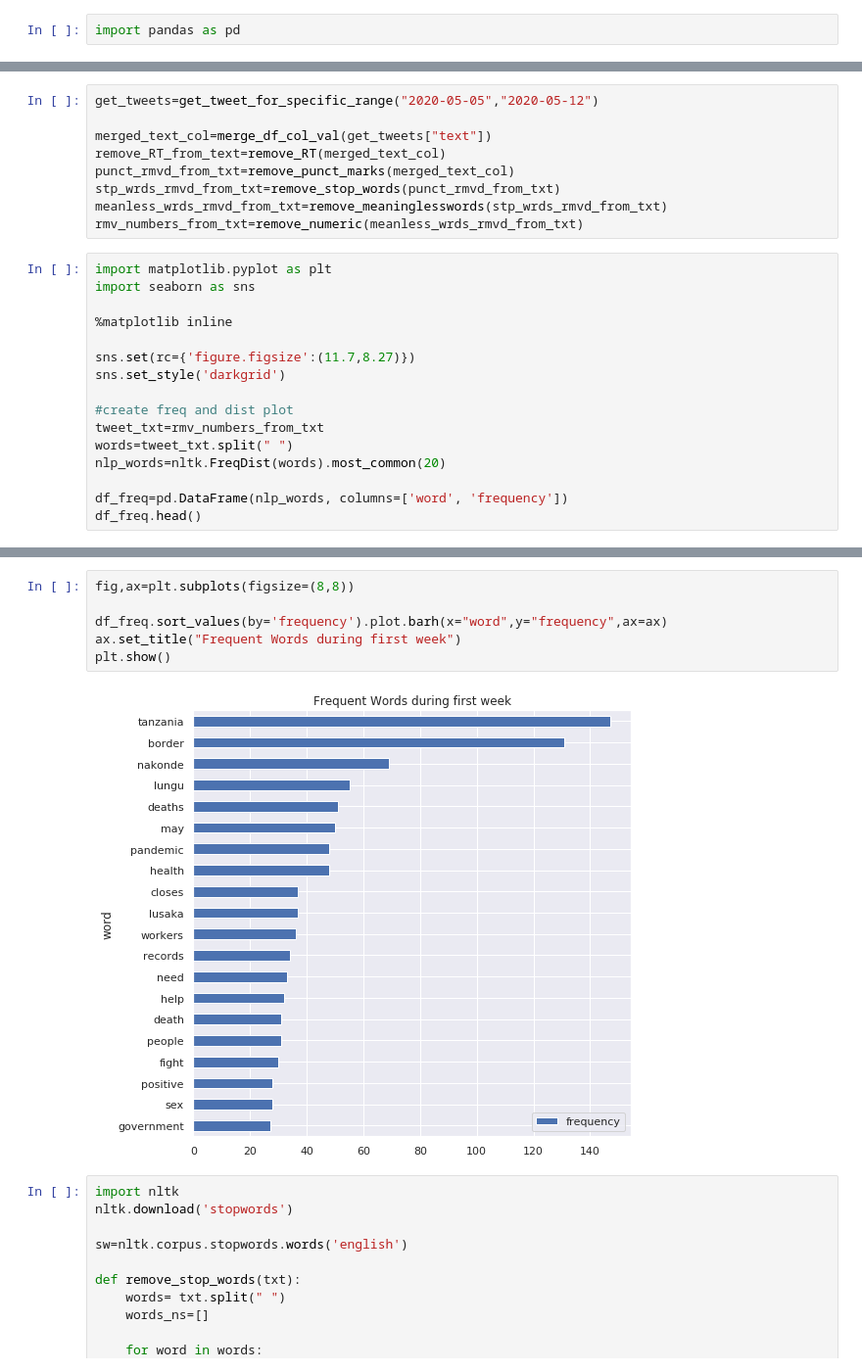
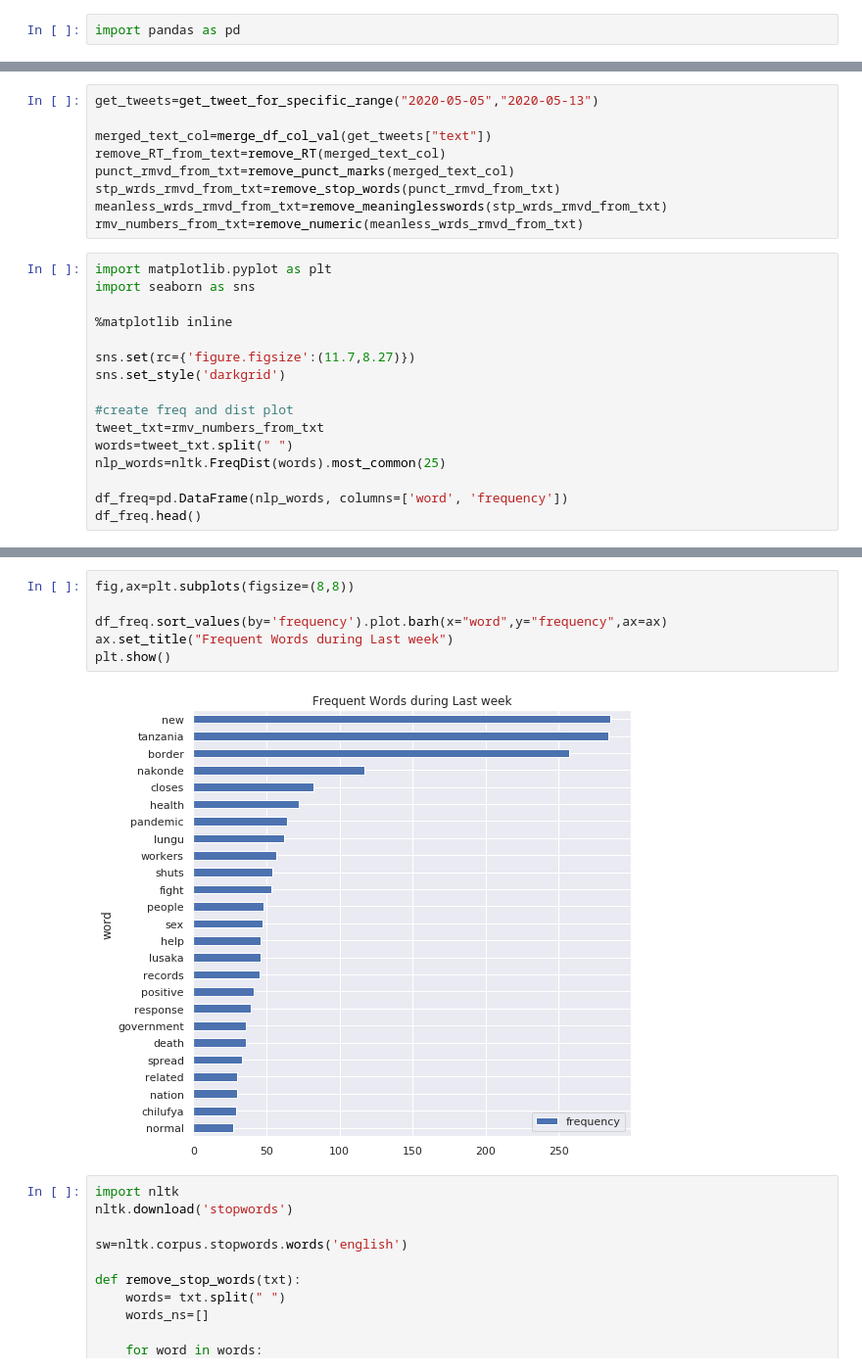
Before and after one commit to ayamlearning/COVID19_Sentiment_Analysis, a Jupyter notebook: EDA_Part3.ipynb, the cells around one changed output, grey strips where cells are left out. Shown: that part at 98% size. Cells and saved outputs as stored; diff of their text form.

```diff
--- a/EDA_Part3.ipynb
+++ b/EDA_Part3.ipynb
@@ -20,5 +19,5 @@ df.head(1)
 # %%
-get_tweets=get_tweet_for_specific_range("2020-05-05","2020-05-12")
+get_tweets=get_tweet_for_specific_range("2020-05-05","2020-05-13")
 
 merged_text_col=merge_df_col_val(get_tweets["text"])
 remove_RT_from_text=remove_RT(merged_text_col)
@@ -38,7 +37,7 @@ sns.set_style('darkgrid')
 #create freq and dist plot
 tweet_txt=rmv_numbers_from_txt
 words=tweet_txt.split(" ")
-nlp_words=nltk.FreqDist(words).most_common(20)
+nlp_words=nltk.FreqDist(words).most_common(25)
 
 df_freq=pd.DataFrame(nlp_words, columns=['word', 'frequency'])
 df_freq.head()
@@ -52,11 +51,11 @@ df_freq.head()
 # %%
 fig,ax=plt.subplots(figsize=(8,8))
 
 df_freq.sort_values(by='frequency').plot.barh(x="word",y="frequency",ax=ax)
-ax.set_title("Frequent Words during first week")
+ax.set_title("Frequent Words during Last week")
 plt.show()
 # %% [output]
-[figure, old version]
+[figure, new version]
 # %%
 import nltk
 nltk.download('stopwords')
```
Also changed, not shown: parts of 5 cells of this notebook, 4 other files.
